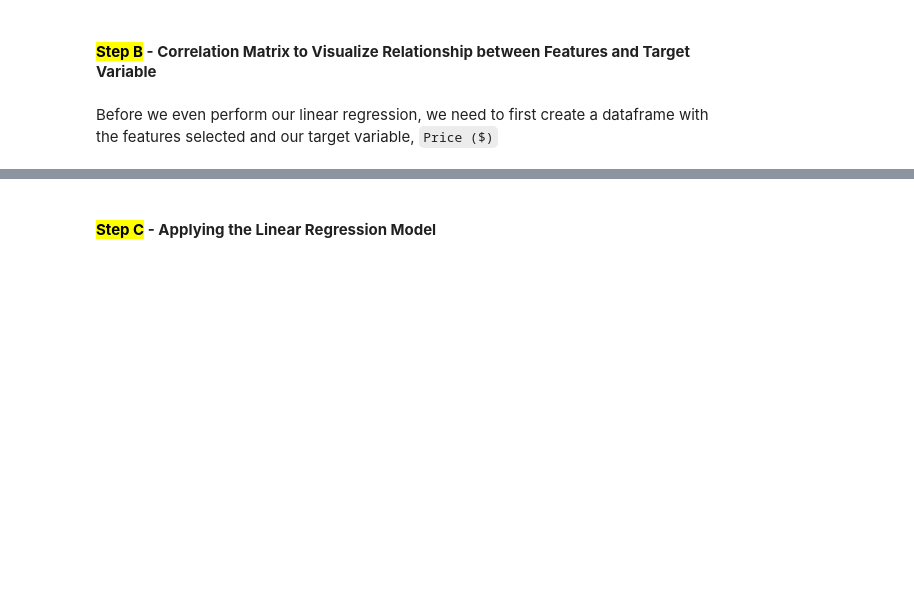
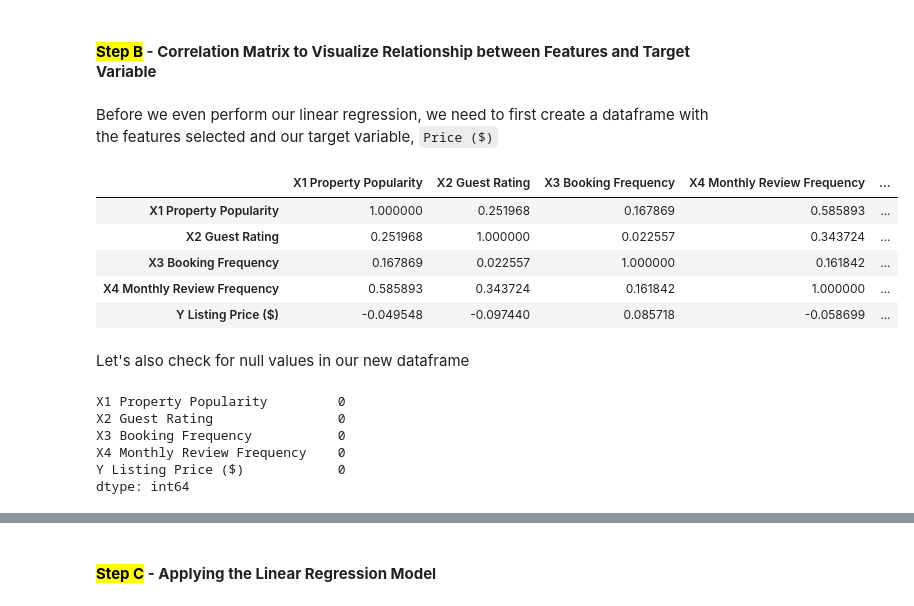
Before and after one commit to theorignalmapdcodex/dtk530-eye-twelve, a Jupyter notebook: dtk530_i12_aic-wl.ipynb, the cells around one changed output, grey strips where cells are left out. Drawn from its saved outputs; the diff is of its cells as text; code cells hidden in the pictures; blank space fills up the shorter version.

```diff
--- a/dtk530_i12_aic-wl.ipynb
+++ b/dtk530_i12_aic-wl.ipynb
@@ -259,0 +272,31 @@ Before we even perform our linear regression, we need to first create a datafram
+# %%
+# Creating the dataframe with the selected features (X1 - X4) and target variable (Y)
+features = ['X1 Property Popularity', 'X2 Guest Rating', 'X3 Booking Frequency', 'X4 Monthly Review Frequency']
+target = 'Y Listing Price ($)'
+abnb_features_target = the_airbnb_data[features + [target]]
+
+# Calculate the correlation matrix
+correlation_matrix = abnb_features_target.corr()
+
+# Display the correlation matrix
+correlation_matrix
+# %% [output]
+|  | X1 Property Popularity | X2 Guest Rating | X3 Booking Frequency | X4 Monthly Review Frequency | ... |
+| X1 Property Popularity | 1.000000 | 0.251968 | 0.167869 | 0.585893 | ... |
+| X2 Guest Rating | 0.251968 | 1.000000 | 0.022557 | 0.343724 | ... |
+| X3 Booking Frequency | 0.167869 | 0.022557 | 1.000000 | 0.161842 | ... |
+| X4 Monthly Review Frequency | 0.585893 | 0.343724 | 0.161842 | 1.000000 | ... |
+| Y Listing Price ($) | -0.049548 | -0.097440 | 0.085718 | -0.058699 | ... |
+# %% [markdown]
+Let's also check for null values in our new dataframe
+# %%
+# Checking for null values in each column of abnb_features_target dataframe
+null_counts = abnb_features_target.isnull().sum()
+null_counts
+# %% [output]
+X1 Property Popularity         0
+X2 Guest Rating                0
+X3 Booking Frequency           0
+X4 Monthly Review Frequency    0
+Y Listing Price ($)            0
+dtype: int64
```
Also changed, not shown: parts of 8 cells of this notebook.
